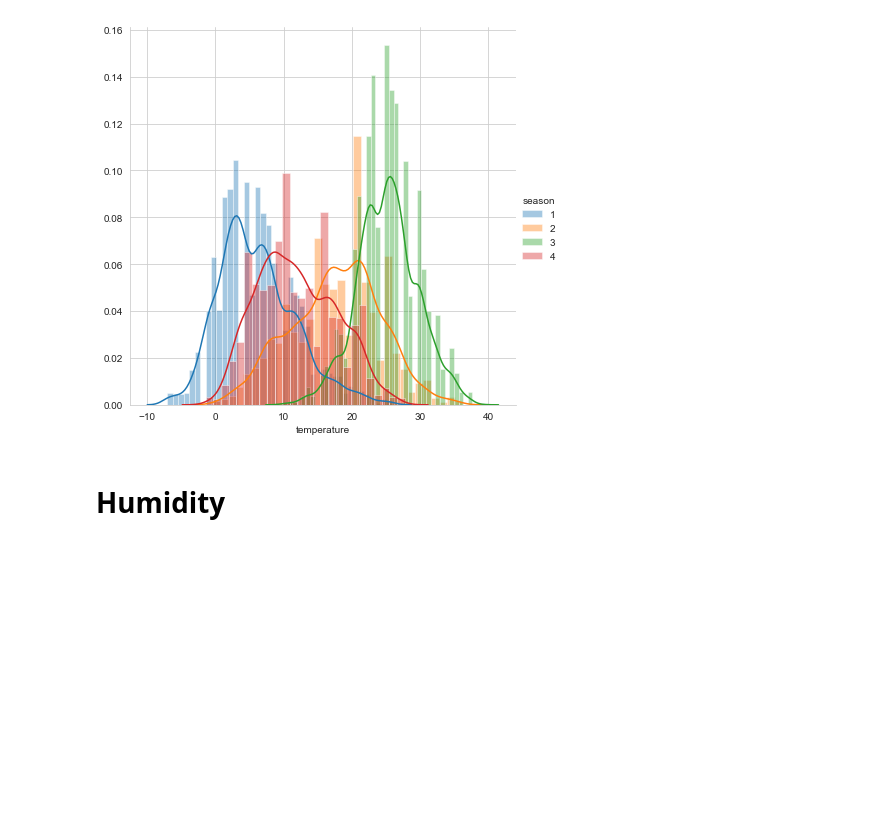
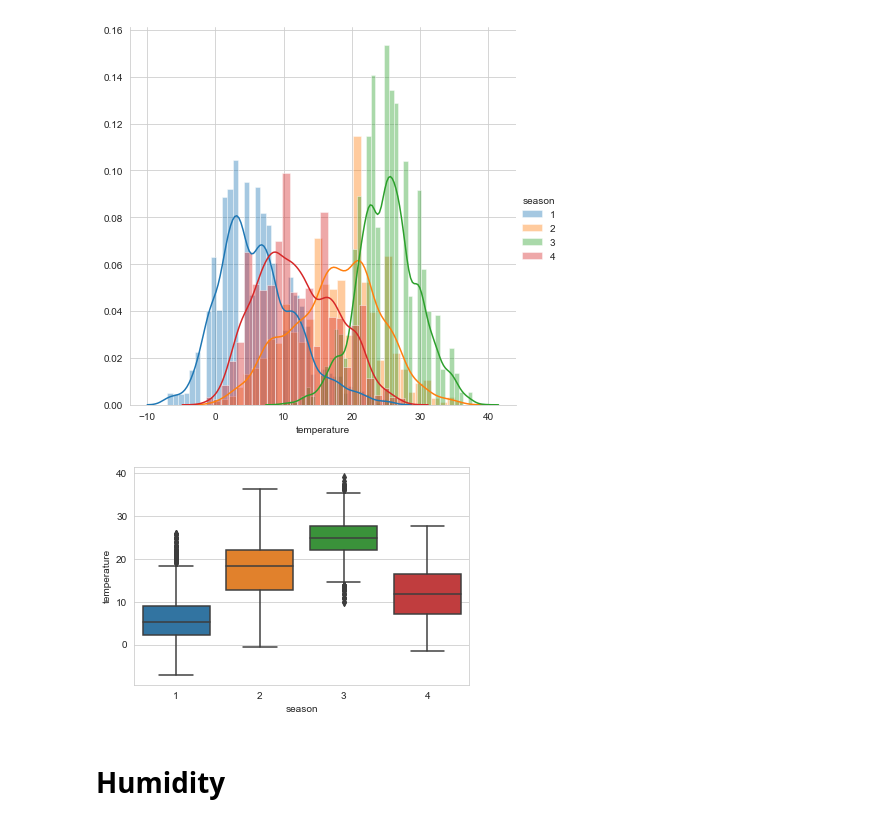
Before and after one commit to Saideepak-R/Bike-sharing, a Jupyter notebook: problem_statement.ipynb, the cells around one changed output. Saved outputs shown, nothing was run; the diff lists cells and outputs as text; code cells hidden in the pictures; blank space fills up the shorter version.

```diff
--- a/problem_statement.ipynb
+++ b/problem_statement.ipynb
@@ -638,6 +638,11 @@ sns.FacetGrid(df1,hue='season',size=6).map(sns.distplot,'temperature').add_legen
 plt.show()
 # %% [output]
 [figure]
+# %%
+sns.boxplot(x='season',y='temperature',data=df1)
+plt.show()
+# %% [output]
+[figure, added]
 # %% [markdown]
 # Humidity
 # %%
```
Also changed, not shown: parts of 1 cell of this notebook.
